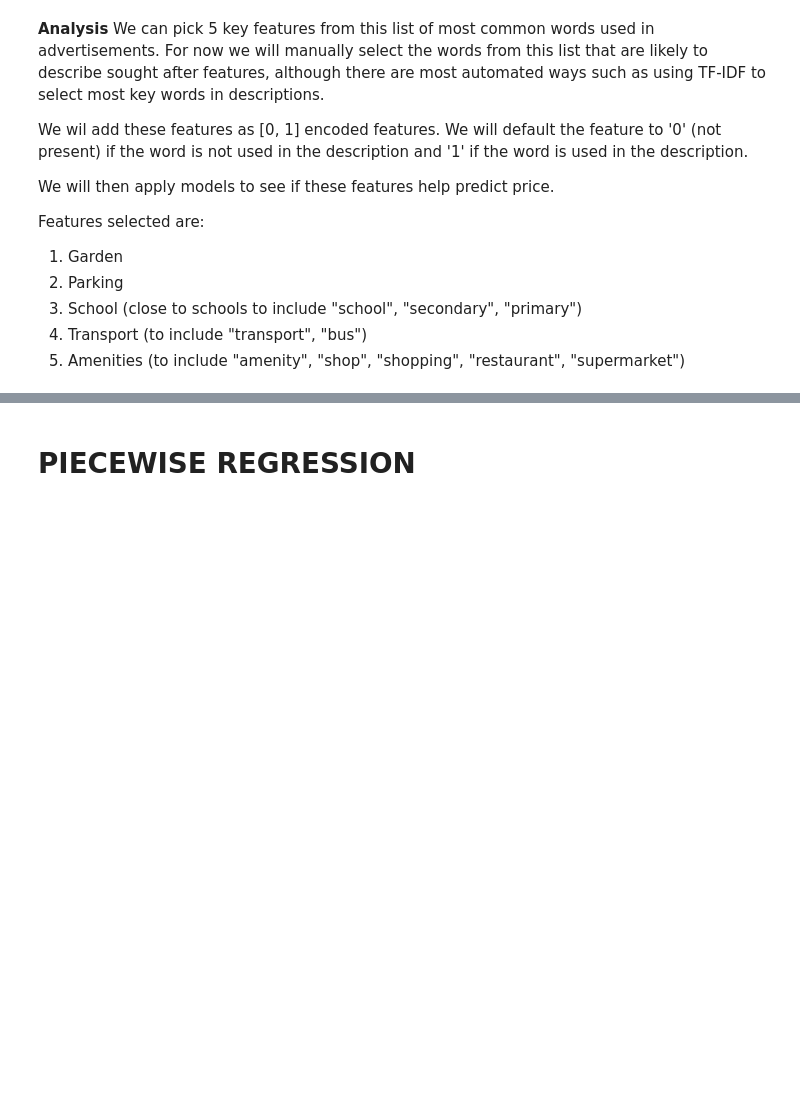
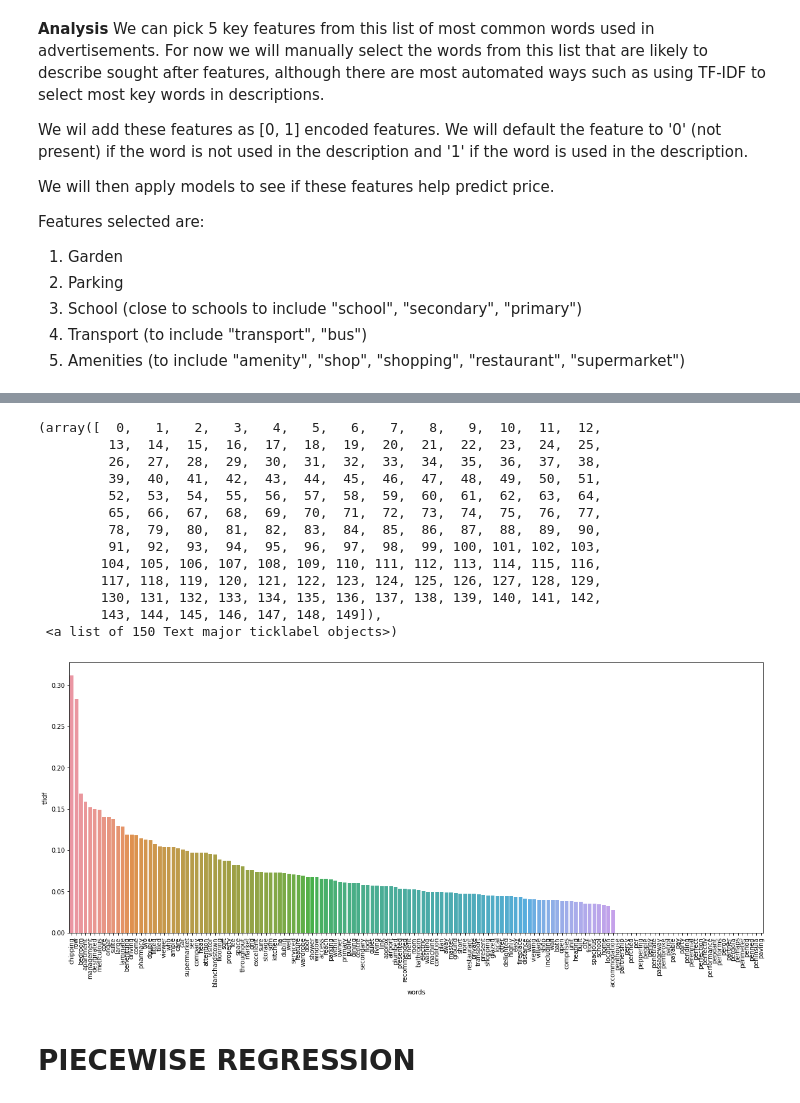
Before and after one commit to rb2022/ET5003_SEM1_2021-2, a Jupyter notebook: ET5003_Kaggle_RobertBarrett_20157347.ipynb, the cells around one changed output, grey strips where cells are left out. Saved outputs shown, nothing was run; the diff lists cells and outputs as text; code cells hidden in the pictures; blank space fills up the shorter version.

```diff
--- a/ET5003_Kaggle_RobertBarrett_20157347.ipynb
+++ b/ET5003_Kaggle_RobertBarrett_20157347.ipynb
@@ -874,0 +888,18 @@ Features selected are:
+# %%
+# Test out TF-IDF on the corpus of Description+Features
+corpus = []
+n = df_train.shape[0]
+for p in range(n):
+  text = nlp_preprocess((df_train.iloc[p]['Desc_Feat']))
+  corpus.append(" ".join(text))
+# %%
+from sklearn.feature_extraction.text import TfidfTransformer
+from sklearn.feature_extraction.text import CountVectorizer
+
+tfidfTransform = TfidfTransformer(use_idf=True)
+CV = CountVectorizer()
+word_count = CV.fit_transform(corpus)
+tf_idf = tfidfTransform.fit_transform(word_count)
+df = pd.DataFrame(tf_idf[0].T.todense(), index=CV.get_feature_names(), columns=['tfidf'])
+df = df.sort_values('tfidf', ascending=False)
+print(df.head(120))
@@ -875,3 +921,27 @@ Features selected are:
+# %%
+df.reset_index(inplace=True)
+# %%
+df_150=df.loc[1:150]
+df_150_words = df_150.rename(columns={"index":"words"})
+# %%
+plt.figure(figsize=(20, 8))
+ax = sn.barplot(x='words', y='tfidf', data=df_150_words, order=df_150_words.sort_values('tfidf', ascending=False).words)
+plt.xticks(rotation=90)
+# %% [output]
+(array([  0,   1,   2,   3,   4,   5,   6,   7,   8,   9,  10,  11,  12,
+         13,  14,  15,  16,  17,  18,  19,  20,  21,  22,  23,  24,  25,
+         26,  27,  28,  29,  30,  31,  32,  33,  34,  35,  36,  37,  38,
+         39,  40,  41,  42,  43,  44,  45,  46,  47,  48,  49,  50,  51,
+         52,  53,  54,  55,  56,  57,  58,  59,  60,  61,  62,  63,  64,
+         65,  66,  67,  68,  69,  70,  71,  72,  73,  74,  75,  76,  77,
+         78,  79,  80,  81,  82,  83,  84,  85,  86,  87,  88,  89,  90,
+         91,  92,  93,  94,  95,  96,  97,  98,  99, 100, 101, 102, 103,
+        104, 105, 106, 107, 108, 109, 110, 111, 112, 113, 114, 115, 116,
+        117, 118, 119, 120, 121, 122, 123, 124, 125, 126, 127, 128, 129,
+        130, 131, 132, 133, 134, 135, 136, 137, 138, 139, 140, 141, 142,
+        143, 144, 145, 146, 147, 148, 149]),
+ <a list of 150 Text major ticklabel objects>)
+[figure, added]
 # %% [markdown]
 # PIECEWISE REGRESSION
 # %% [markdown]
```
Also changed, not shown: parts of 6 cells of this notebook.
